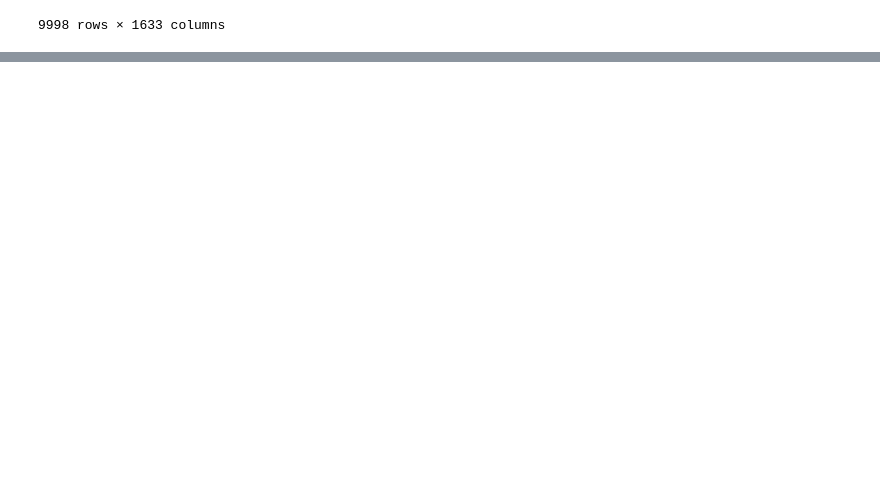
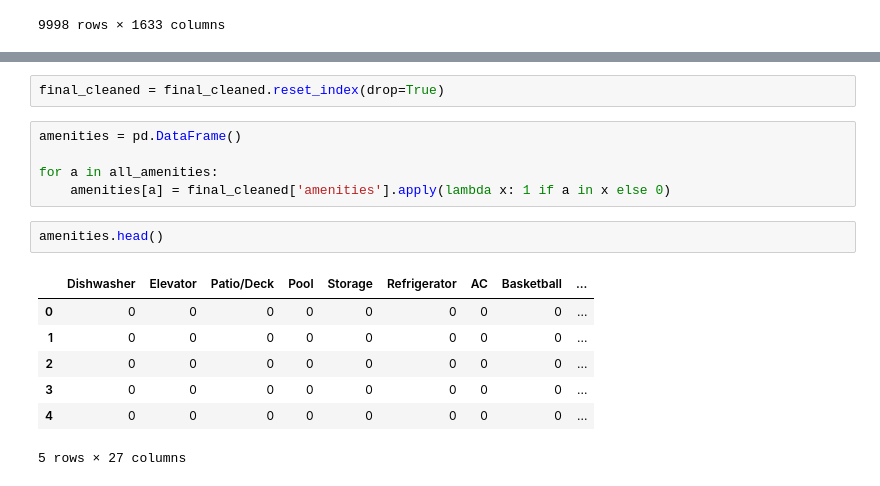
Before and after one commit to Daniel-Tran3/CSE_151A_Project, a Jupyter notebook: Data Preprocessing.ipynb, the cells around one changed output, grey strips where cells are left out. Cells and saved outputs as stored; diff of their text form; blank space fills up the shorter version.

```diff
--- a/Data Preprocessing.ipynb
+++ b/Data Preprocessing.ipynb
@@ -226,0 +239,17 @@ final_cleaned
+# %%
+final_cleaned = final_cleaned.reset_index(drop=True)
+# %%
+amenities = pd.DataFrame()
+
+for a in all_amenities:
+    amenities[a] = final_cleaned['amenities'].apply(lambda x: 1 if a in x else 0)
+# %%
+amenities.head()
+# %% [output]
+|  | Dishwasher | Elevator | Patio/Deck | Pool | Storage | Refrigerator | AC | Basketball | ... |
+| 0 | 0 | 0 | 0 | 0 | 0 | 0 | 0 | 0 | ... |
+| 1 | 0 | 0 | 0 | 0 | 0 | 0 | 0 | 0 | ... |
+| 2 | 0 | 0 | 0 | 0 | 0 | 0 | 0 | 0 | ... |
+| 3 | 0 | 0 | 0 | 0 | 0 | 0 | 0 | 0 | ... |
+| 4 | 0 | 0 | 0 | 0 | 0 | 0 | 0 | 0 | ... |
+5 rows × 27 columns
```
Also changed, not shown: parts of 3 cells of this notebook, 1 other file.
